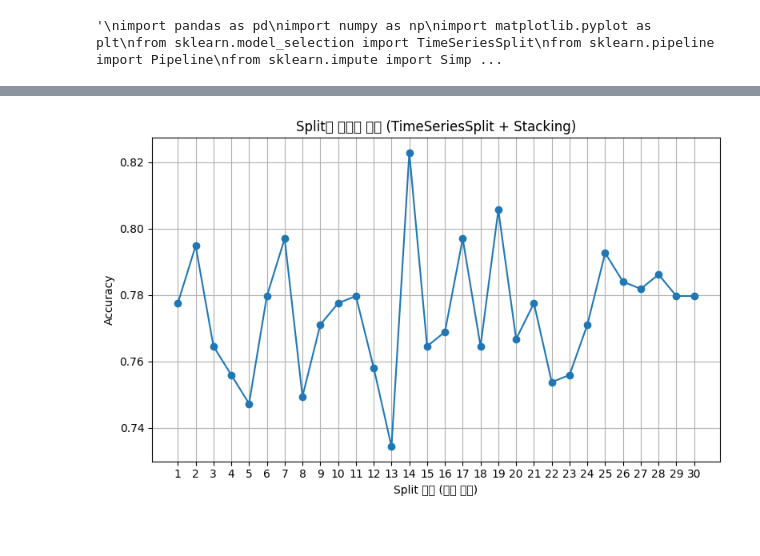
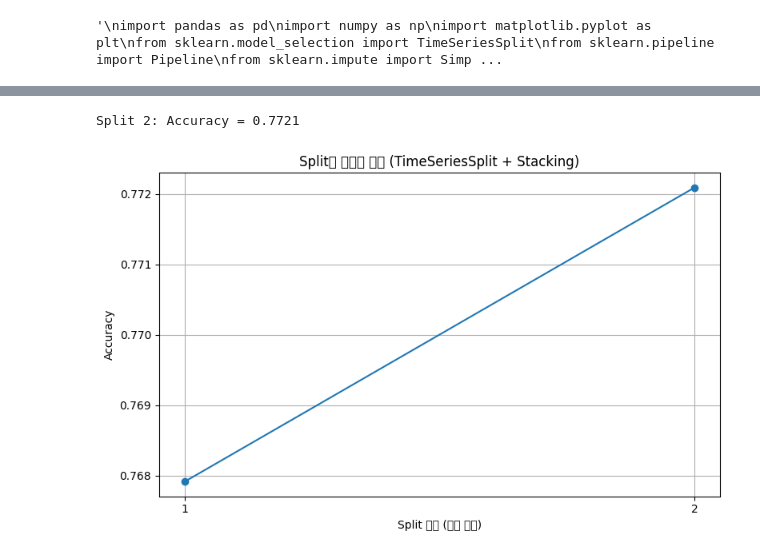
Before and after one commit to jinha12345/BASEBALL, a Jupyter notebook: New5_Model.ipynb, the cells around one changed output, grey strips where cells are left out. Cells and saved outputs as stored; diff of their text form; code cells hidden in the pictures.

```diff
--- a/New5_Model.ipynb
+++ b/New5_Model.ipynb
@@ -289,6 +289,34 @@ def main():
         logging.error(f"\n오류 발생: {str(e)}")
         logging.error("\n상세 오류 정보:")
         logging.error(traceback.format_exc())
+# %%
+def add_betting_odds(df, betman_path):
+    betman_df = pd.read_excel(betman_path)
+
+    # 열 이름 확인 후 날짜 처리
+    df['날짜'] = pd.to_datetime(df['날짜']).dt.date
+    betman_df['날짜'] = pd.to_datetime(betman_df['날짜']).dt.date
+
+    # 새로운 열 초기화
+    df['배당률'] = None
+
+    for idx, row in df.iterrows():
+        match_date = row['날짜']
+        team_name = row['팀명']
+
+        match = betman_df[
+            (betman_df['날짜'] == match_date) &
+            ((betman_df['홈'] == team_name) | (betman_df['어웨이'] == team_name))
+        ]
+
+        if not match.empty:
+            match_row = match.iloc[0]
+            if match_row['홈'] == team_name:
+                df.at[idx, '배당률'] = match_row['홈 배당률']
+            elif match_row['어웨이'] == team_name:
+                df.at[idx, '배당률'] = match_row['어웨이 배당률']
+
+    return df
 # %%
 '''
 import pandas as pd
@@ -381,10 +395,14 @@ with open('./Model_5_preprocessed_Data/df.pickle',"wb") as f:
 with open('./Model_5_preprocessed_Data/df.pickle',"rb") as f:
     df = pickle.load(f)
 
+df = add_betting_odds(df, 'betman_games_수정.xlsx')
+df = df.dropna(subset=['배당률'])
+
+
 features = [
     '팀명_인코딩', '경기장_인코딩', '홈/원정_인코딩',
     '최근승률', '최근평균득점', '최근평균안타', '최근평균홈런',
-    '최근평균타율', '최근평균출루율', '득점률', '출루율'
+    '최근평균타율', '최근평균출루율', '득점률', '출루율', '배당률'
 ]
 
 X = df[features]
@@ -397,7 +415,7 @@ preprocessing = Pipeline([
 ])
 
 # 시계열 분할 및 반복 학습
-tscv = TimeSeriesSplit(n_splits=30)
+tscv = TimeSeriesSplit(n_splits=2)
 accuracies = []
 
 for i, (train_index, test_index) in enumerate(tscv.split(X)):
@@ -450 +485,2 @@ Split 30: Accuracy = 0.7797
+Split 2: Accuracy = 0.7721
-[figure, old version]
+[figure, new version]
```
Also changed, not shown: parts of 3 cells of this notebook.
